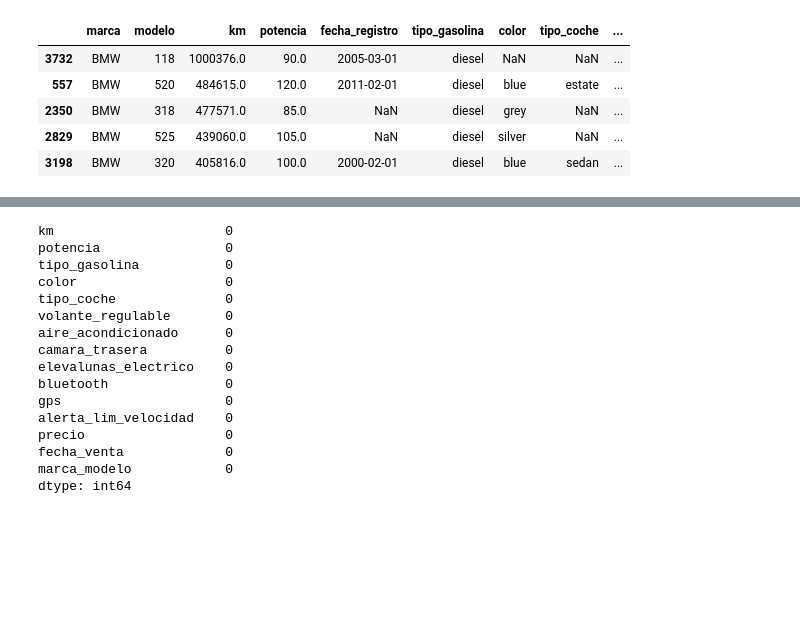
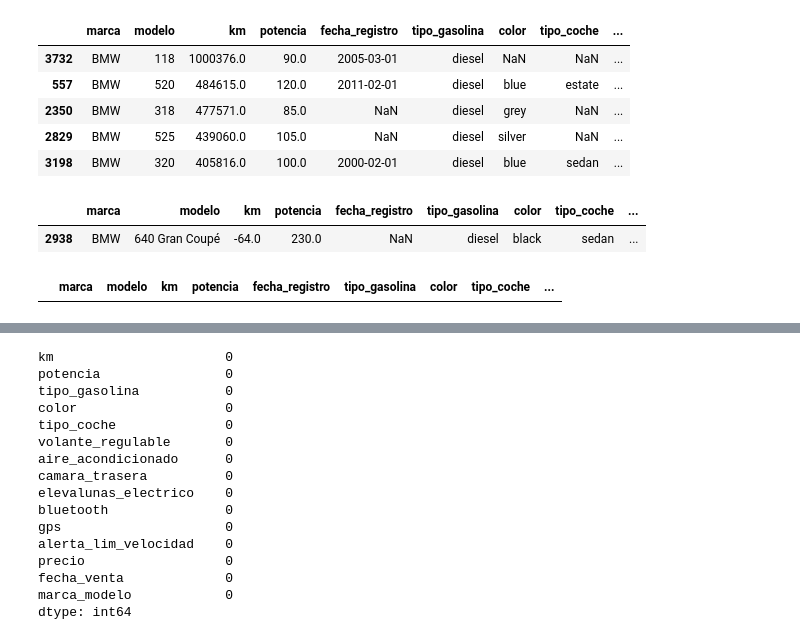
Before and after one commit to SyM97/BMW_pricing_proyect, a Jupyter notebook: Notebooks/BMW_Proyect.ipynb, the cells around one changed output, grey strips where cells are left out. Drawn from its saved outputs; the diff is of its cells as text; code cells hidden in the pictures; blank space fills up the shorter version.

```diff
--- a/Notebooks/BMW_Proyect.ipynb
+++ b/Notebooks/BMW_Proyect.ipynb
@@ -311,3 +276,10 @@ outliers_km.head()
 # %%
 # Aqui podemos ver claramente que en la columna de km hay outliers, ya que es bastante irreal el valor de km. También hemos visto que hay
 # valores negativos en esa misma columna.
+# %%
+negative_km_bmw= df_bmw[df_bmw['km'] < 0]
+# %%
+negative_km_bmw.head()
+# %% [output]
+|  | marca | modelo | km | potencia | fecha_registro | tipo_gasolina | color | tipo_coche | ... |
+| 2938 | BMW | 640 Gran Coupé | -64.0 | 230.0 | NaN | diesel | black | sedan | ... |
@@ -314,3 +289,7 @@ outliers_km.head()
+# %%
+df_bmw[df_bmw['km']<0]
+# %% [output]
+|  | marca | modelo | km | potencia | fecha_registro | tipo_gasolina | color | tipo_coche | ... |
 # %%
 # Cambiamos los valores nulos de las columnas de color y tipo coche, por 'sin especificar'.
 df_bmw['color'] = df_bmw['color'].fillna('sin especificar')
```
Also changed, not shown: parts of 16 cells of this notebook.
